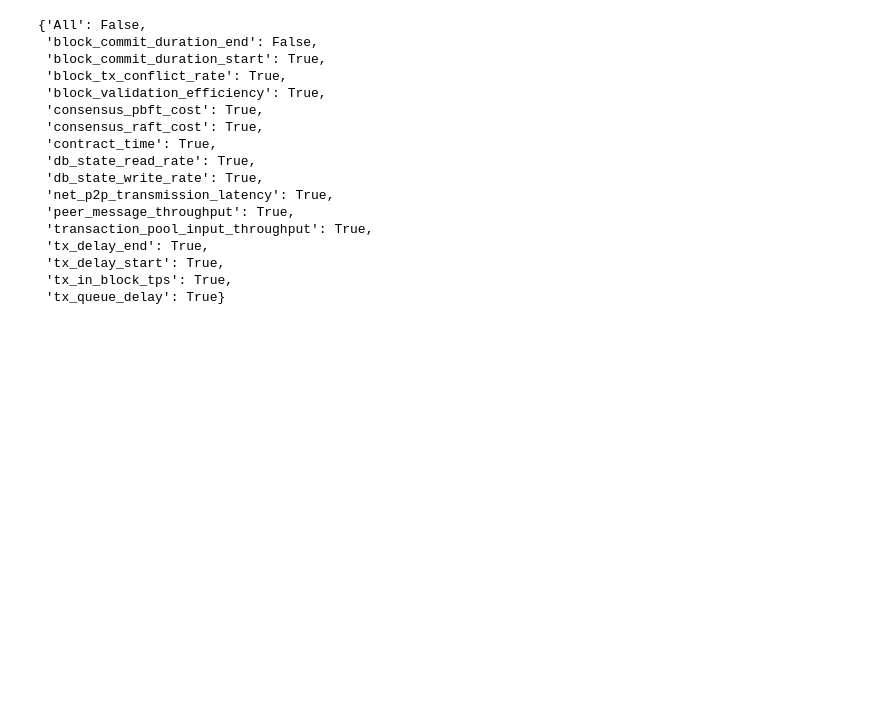
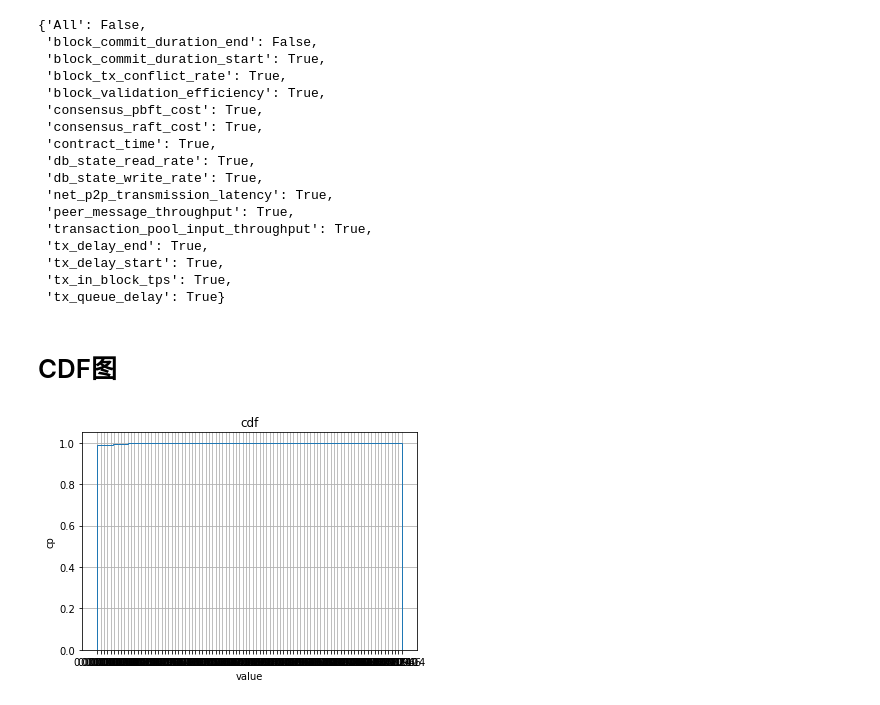
Before and after one commit to ICT-BCLab/RecorderfileFlask_fisco, a Jupyter notebook: run/processData.ipynb, the cells around one changed output. Cells and saved outputs as stored; diff of their text form; code cells hidden in the pictures; blank space fills up the shorter version.

```diff
--- a/run/processData.ipynb
+++ b/run/processData.ipynb
@@ -642,3 +642,33 @@ yml_list
  'tx_delay_start': True,
  'tx_in_block_tps': True,
  'tx_queue_delay': True}
+# %% [markdown]
+# CDF图
+# %%
+import pandas as pd
+import numpy as np
+import matplotlib.pyplot as plt
+filepath = "/Users/bethestar/Downloads/myFiscoBcos/fisco/nodes/127.0.0.1/node0/log_record"
+filename = "/db_state_read_rate.csv"
+# 读取csv文件
+df = pd.read_csv(filepath + filename)
+
+# 使用loc选择特定列
+new_df = df.loc[:, ['block_hash', 'read_duration','type']]
+# 去掉'read_duration'列中的's'
+new_df.loc[:, 'read_duration'] = new_df.loc[:, 'read_duration'].str.replace('s', '')
+# 在'block_hash'列前添加'0x'
+new_df.loc[:, 'block_hash'] = new_df.loc[:, 'block_hash'].apply(lambda x: '0x' + str(x))
+# 重命名'read_duration'列为'value'
+new_df.rename(columns={'read_duration': 'value'}, inplace=True)
+# %%
+value_ndarray = new_df["value"].values
+# %%
+n,bins,patches = plt.hist(value_ndarray,bins=20,density=True,histtype='step',cumulative=True,label='CDF')
+plt.grid(True)
+plt.xlabel("value")
+plt.ylabel("cp")
+plt.title("cdf")
+plt.show()
+# %% [output]
+[figure, added]
```
Also changed, not shown: parts of 8 cells of this notebook, 3 other files.
